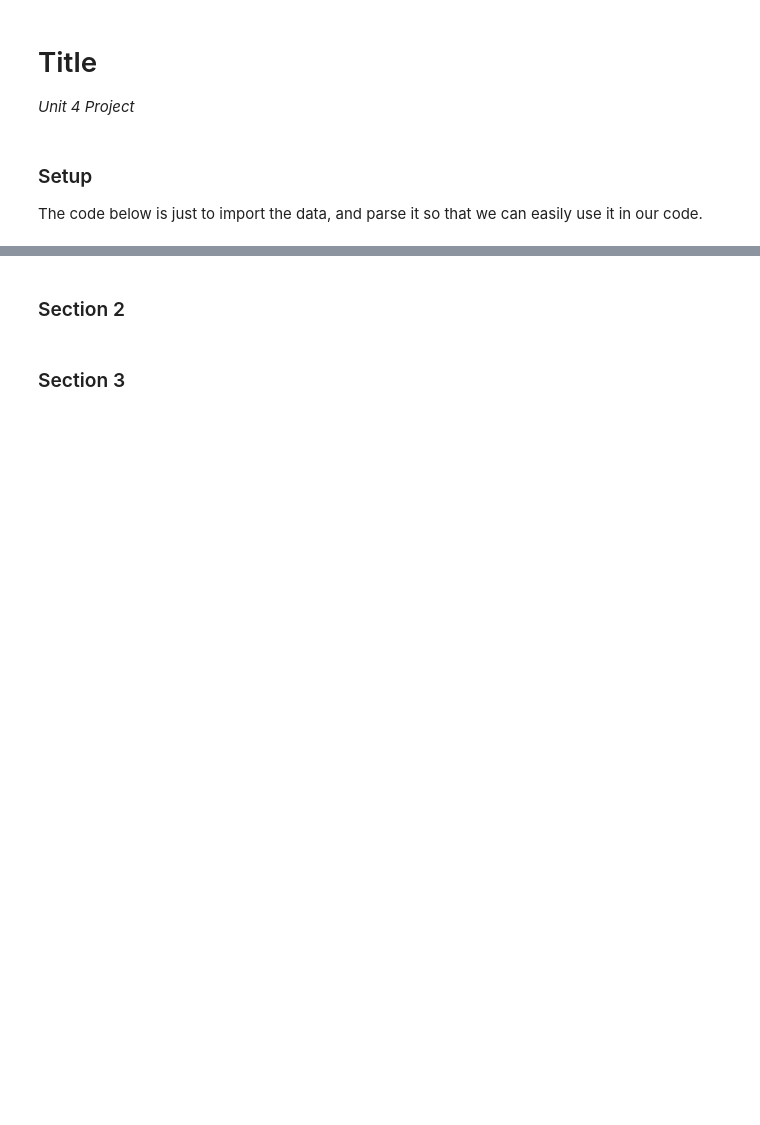
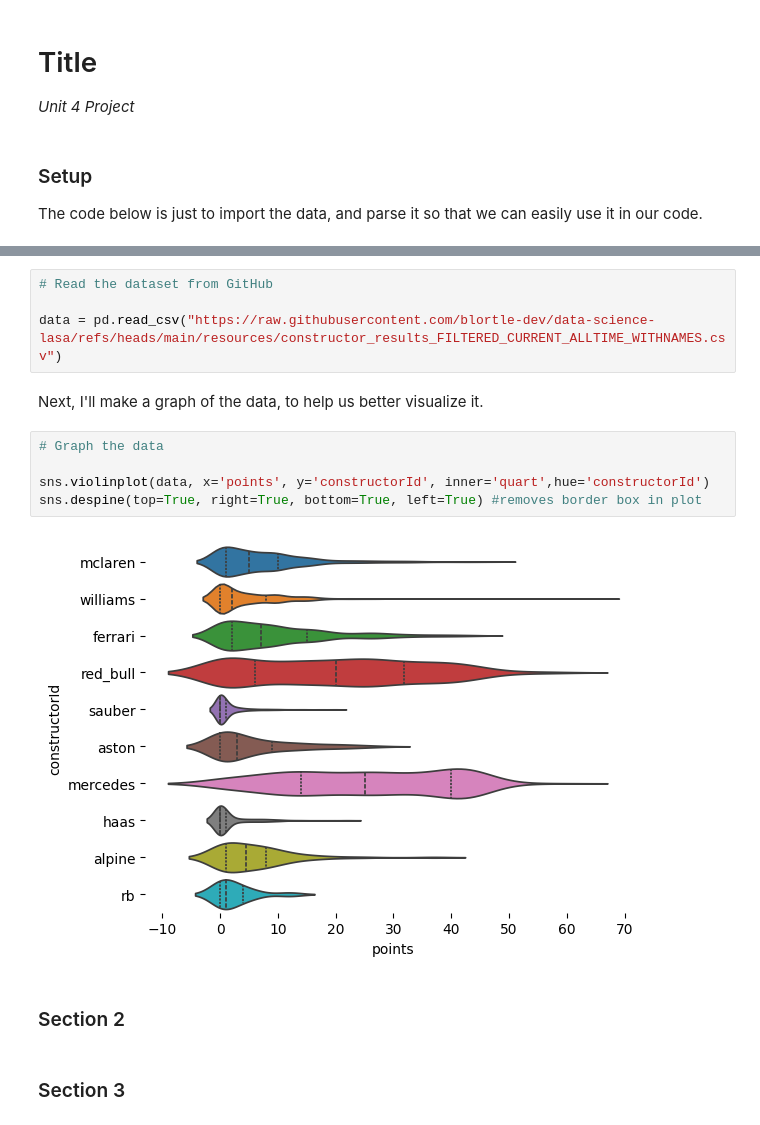
Before and after one commit to blortle-dev/data-science-lasa, a Jupyter notebook: Unit 4/ColiDicaU4Proj.ipynb, the cells around one changed output, grey strips where cells are left out. Drawn from its saved outputs; the diff is of its cells as text; blank space fills up the shorter version.

```diff
--- a/Unit 4/ColiDicaU4Proj.ipynb
+++ b/Unit 4/ColiDicaU4Proj.ipynb
@@ -17,3 +15,16 @@ ModuleNotFoundError: No module named 'numpy'
+# %%
+# Read the dataset from GitHub
+
+data = pd.read_csv("https://raw.githubusercontent.com/blortle-dev/data-science-lasa/refs/heads/main/resources/constructor_results_FILTERED_CURRENT_ALLTIME_WITHNAMES.csv")
+# %% [markdown]
+Next, I'll make a graph of the data, to help us better visualize it.
+# %%
+# Graph the data
+
+sns.violinplot(data, x='points', y='constructorId', inner='quart',hue='constructorId')
+sns.despine(top=True, right=True, bottom=True, left=True) #removes border box in plot
+# %% [output]
+[figure, added]
 # %% [markdown]
 ### Section 2
 # %% [markdown]
```
Also changed, not shown: parts of 1 cell of this notebook.
